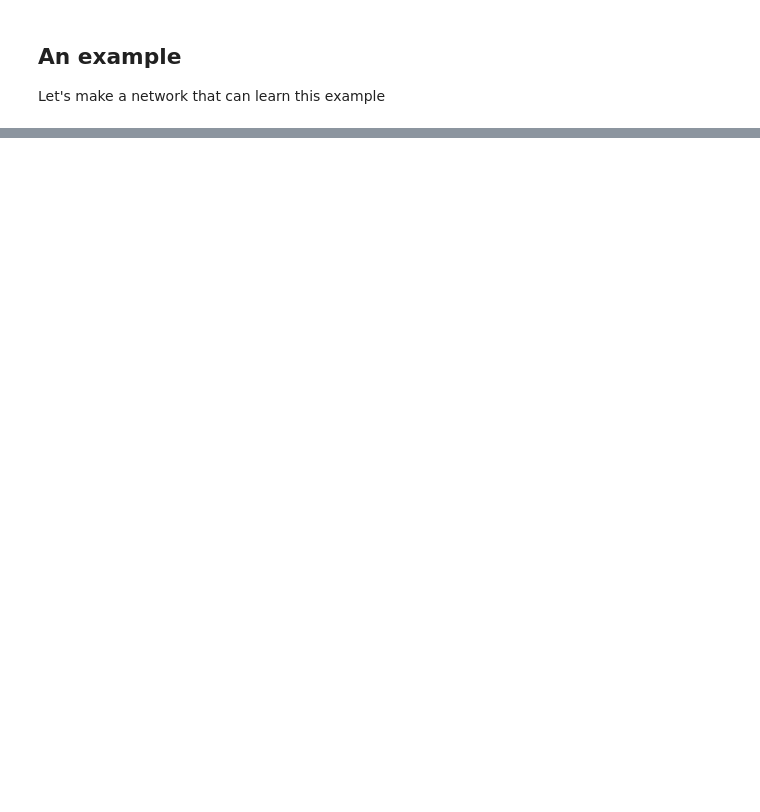
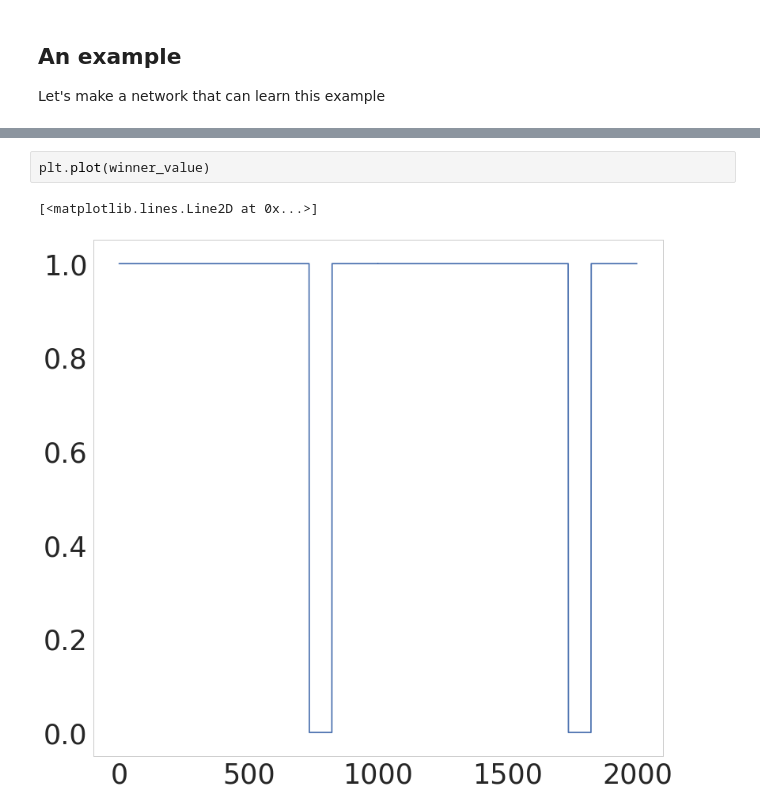
Before and after one commit to h-mayorquin/BCPNN_sequences, a Jupyter notebook: jupyter/2018-05-03(Disambiguation with non-orthogonal sequences).ipynb, the cells around one changed output, grey strips where cells are left out. Drawn from its saved outputs; the diff is of its cells as text; blank space fills up the shorter version.

```diff
--- a/jupyter/2018-05-03(Disambiguation with non-orthogonal sequences).ipynb
+++ b/jupyter/2018-05-03(Disambiguation with non-orthogonal sequences).ipynb
@@ -244,0 +267,5 @@ for index in range(0, minicolumns):
+# %%
+plt.plot(winner_value)
+# %% [output]
+[<matplotlib.lines.Line2D at 0x...>]
+[figure, added]
```
Also changed, not shown: parts of 31 cells of this notebook, 5 other files.
